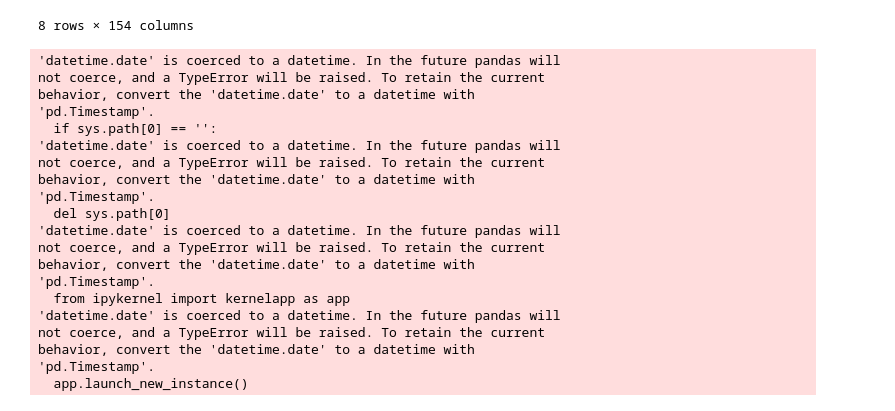
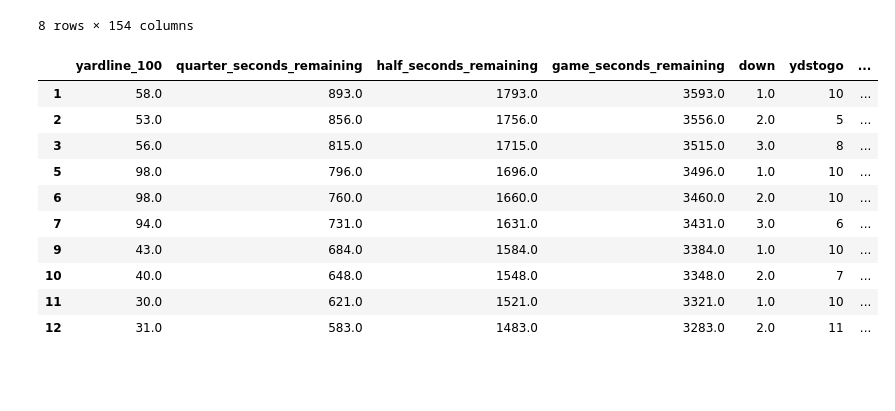
Before and after one commit to milanrshah/ORIE_4741-NFL_Play_Prediction, a Jupyter notebook: nfl/NFL.ipynb, the cells around one changed output. Saved outputs shown, nothing was run; the diff lists cells and outputs as text; code cells hidden in the pictures; blank space fills up the shorter version.

```diff
--- a/nfl/NFL.ipynb
+++ b/nfl/NFL.ipynb
@@ -105,41 +101,34 @@ df.describe()
 8 rows × 154 columns
 # %%
 plays = df[['yardline_100','quarter_seconds_remaining','half_seconds_remaining','game_seconds_remaining',
-        'drive','qtr','down','goal_to_go','ydstogo','shotgun','no_huddle',
-        'posteam_timeouts_remaining','defteam_timeouts_remaining','posteam_score','defteam_score',
-        'score_differential','play']].dropna()
+        'drive','qtr','down','goal_to_go','ydstogo','shotgun','no_huddle','posteam_timeouts_remaining',
+        'defteam_timeouts_remaining','posteam_score','defteam_score','score_differential','play']].dropna()
 
 X = plays[['yardline_100','quarter_seconds_remaining','half_seconds_remaining','game_seconds_remaining',
-        'drive','qtr','down','goal_to_go','ydstogo','shotgun','no_huddle',
-        'posteam_timeouts_remaining','defteam_timeouts_remaining','posteam_score','defteam_score',
-        'score_differential']]
+        'drive','qtr','down','goal_to_go','ydstogo','shotgun','no_huddle','posteam_timeouts_remaining',
+        'defteam_timeouts_remaining','posteam_score','defteam_score','score_differential']]
 Y = plays['play']
 
-xTrain = X[df['game_date'] < datetime.date(2018,6,1)]
-xTest = X[df['game_date'] >= datetime.date(2018,6,1)]
+xTrain = X[df['game_date'] < pd.Timestamp(2018,6,1)]
+xTest = X[df['game_date'] >= pd.Timestamp(2018,6,1)]
 
-yTrain = Y[df['game_date'] < datetime.date(2018,6,1)].values
-yTest = Y[df['game_date'] >= datetime.date(2018,6,1)].values
+yTrain = Y[df['game_date'] < pd.Timestamp(2018,6,1)].values
+yTest = Y[df['game_date'] >= pd.Timestamp(2018,6,1)].values
-# %% [output]
-'datetime.date' is coerced to a datetime. In the future pandas will
-not coerce, and a TypeError will be raised. To retain the current
-behavior, convert the 'datetime.date' to a datetime with
-'pd.Timestamp'.
-  if sys.path[0] == '':
-'datetime.date' is coerced to a datetime. In the future pandas will
-not coerce, and a TypeError will be raised. To retain the current
-behavior, convert the 'datetime.date' to a datetime with
-'pd.Timestamp'.
-  del sys.path[0]
-'datetime.date' is coerced to a datetime. In the future pandas will
-not coerce, and a TypeError will be raised. To retain the current
-behavior, convert the 'datetime.date' to a datetime with
-'pd.Timestamp'.
-  from ipykernel import kernelapp as app
-'datetime.date' is coerced to a datetime. In the future pandas will
-not coerce, and a TypeError will be raised. To retain the current
-behavior, convert the 'datetime.date' to a datetime with
-'pd.Timestamp'.
-  app.launch_new_instance()
+# %%
+graph = xTrain[['yardline_100','quarter_seconds_remaining','half_seconds_remaining','game_seconds_remaining',
+        'down','ydstogo','shotgun','no_huddle','score_differential']]
+graph.head(10)
+# %% [output]
+|  | yardline_100 | quarter_seconds_remaining | half_seconds_remaining | game_seconds_remaining | down | ydstogo | ... |
+| 1 | 58.0 | 893.0 | 1793.0 | 3593.0 | 1.0 | 10 | ... |
+| 2 | 53.0 | 856.0 | 1756.0 | 3556.0 | 2.0 | 5 | ... |
+| 3 | 56.0 | 815.0 | 1715.0 | 3515.0 | 3.0 | 8 | ... |
+| 5 | 98.0 | 796.0 | 1696.0 | 3496.0 | 1.0 | 10 | ... |
+| 6 | 98.0 | 760.0 | 1660.0 | 3460.0 | 2.0 | 10 | ... |
+| 7 | 94.0 | 731.0 | 1631.0 | 3431.0 | 3.0 | 6 | ... |
+| 9 | 43.0 | 684.0 | 1584.0 | 3384.0 | 1.0 | 10 | ... |
+| 10 | 40.0 | 648.0 | 1548.0 | 3348.0 | 2.0 | 7 | ... |
+| 11 | 30.0 | 621.0 | 1521.0 | 3321.0 | 1.0 | 10 | ... |
+| 12 | 31.0 | 583.0 | 1483.0 | 3283.0 | 2.0 | 11 | ... |
 # %%
 # https://stackoverflow.com/questions/21131707/multiple-data-in-scatter-matrix/27583955 #
```
Also changed, not shown: parts of 12 cells of this notebook.
